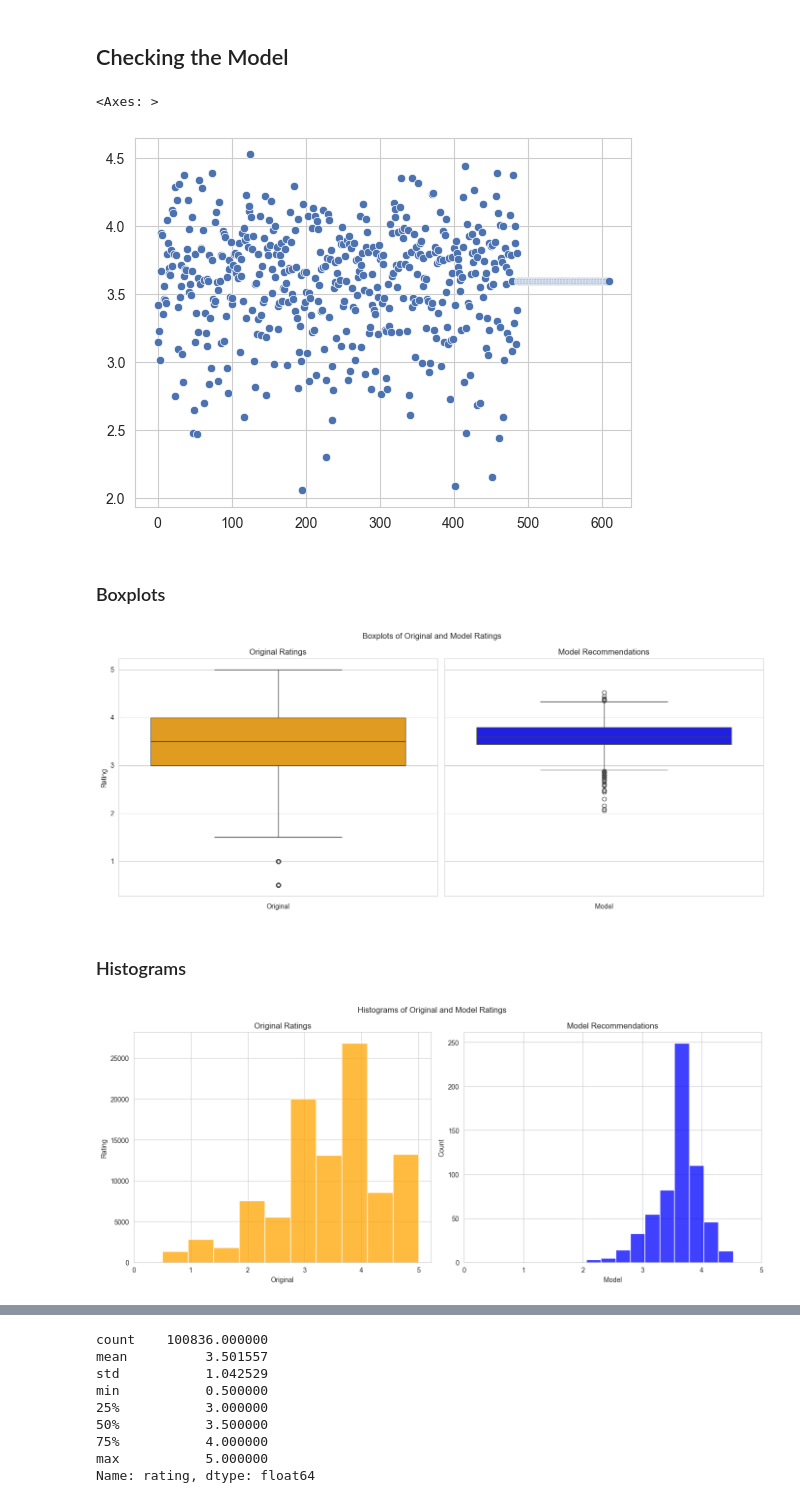
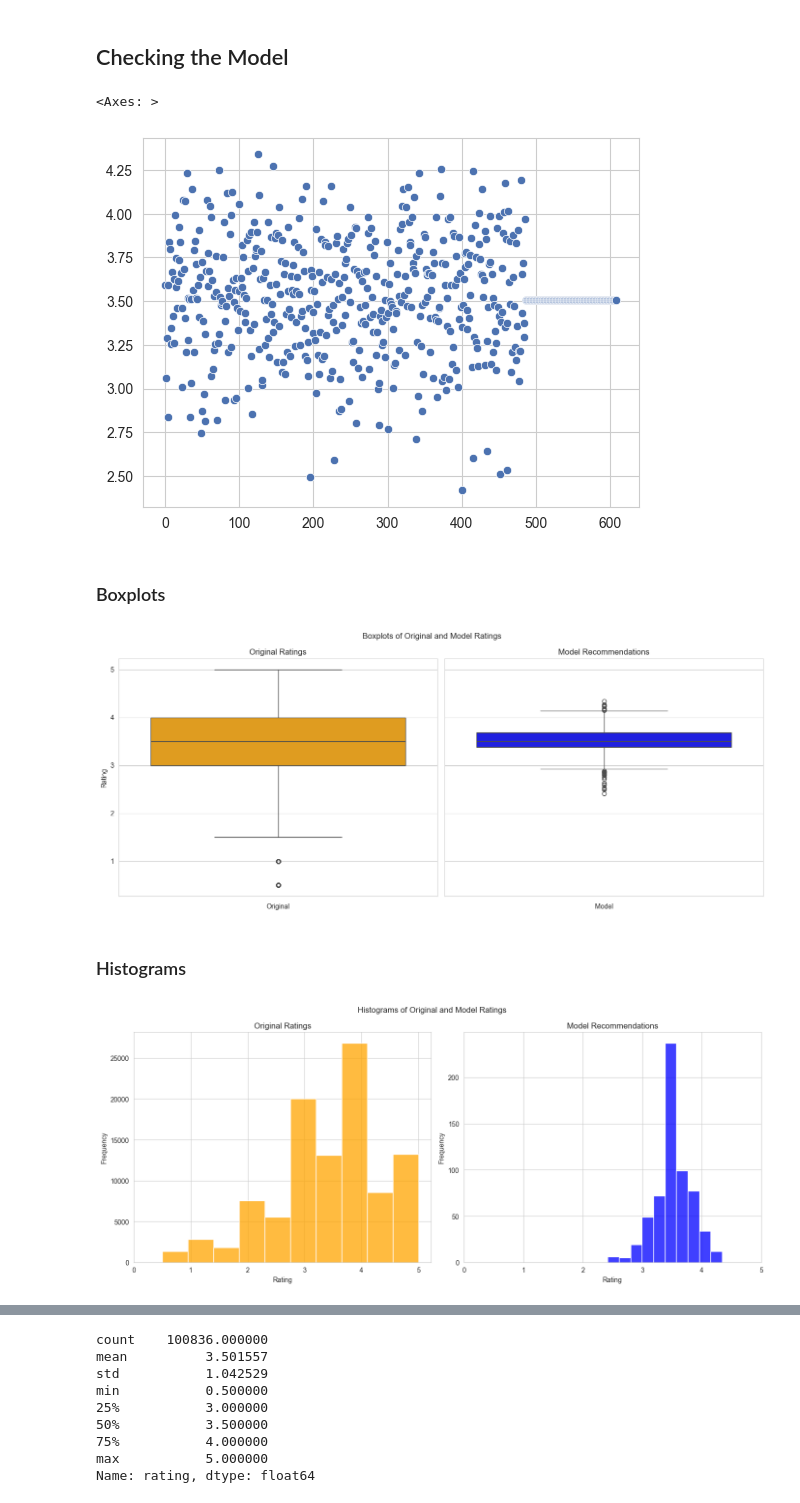
Before and after one commit to scottpitcher/Customer_RecommendationSystem, a Jupyter notebook: main.ipynb, the cells around one changed output, grey strips where cells are left out. Drawn from its saved outputs; the diff is of its cells as text; code cells hidden in the pictures.

```diff
--- a/main.ipynb
+++ b/main.ipynb
@@ -150,18 +150,18 @@ class Recommender(nn.Module):
         self.user_embedding = nn.Embedding(num_users, n_embd) # Creating an embedding for our users with the correct dimensions
         self.item_embedding = nn.Embedding(num_items, n_embd) # Embedding items
 
-        self.fc1 = nn.Linear(n_embd * 2, 256)                 # First fully connected (fc) layer
-        self.fc2 = nn.Linear(256, 128)                        # Second fc layer
-        self.fc3 = nn.Linear(128, 16)                         # Finaly fc layer, with an output of one value
+        self.fc1 = nn.Linear(n_embd * 2, 128)                 # First fully connected (fc) layer
+        self.fc2 = nn.Linear(128, 64)                        # Second fc layer
+        self.fc3 = nn.Linear(64, 16)                         # Finaly fc layer, with an output of one value
         self.fc4 = nn.Linear(16, 1)                           # Finaly fc layer, with an output of one value
 
         self.sigmoid = nn.Sigmoid()                           # Sigmoid activation function to compress the output to a value between (0,1)
 
-        self.dropout1 = nn.Dropout(0.4)                       # Dropout layer to prevent overfitting
+        self.dropout1 = nn.Dropout(0.5)                       # Dropout layer to prevent overfitting
         self.dropout2 = nn.Dropout(0.4)                       # Dropout layer to prevent overfitting
 
-        self.bn1 = nn.BatchNorm1d(256)
-        self.bn2 = nn.BatchNorm1d(128)
+        self.bn1 = nn.BatchNorm1d(128)
+        self.bn2 = nn.BatchNorm1d(64)
         self.bn3 = nn.BatchNorm1d(16)
 
 
@@ -303,7 +293,7 @@ for id in ratings.userId.unique():
 sns.scatterplot(ratings_list)
 # %% [output]
 <Axes: >
-[figure, old version]
+[figure, new version]
 # %% [markdown]
 ### Boxplots
 # %%
@@ -328,35 +318,36 @@ plt.suptitle('Boxplots of Original and Model Ratings')
 plt.tight_layout()
 plt.show()
 # %% [output]
-[figure, old version]
+[figure, new version]
 # %% [markdown]
 ### Histograms
 # %%
 # Create subplots
 fig, axes = plt.subplots(1, 2, figsize=(14, 6), sharey=False)
 xticks = [0, 1, 2, 3, 4, 5]
 
 bins = 10
 # Original Data
 sns.histplot(x=ratings['rating'], bins = bins, ax=axes[0], color='orange')
 axes[0].set_title('Original Ratings')
-axes[0].set_xlabel('Original')
-axes[0].set_ylabel('Rating')
+axes[0].set_xlabel('Rating')
+axes[0].set_ylabel('Frequency')
 axes[0].set_xticks(xticks)
 
 # Model Data
 sns.histplot(x=ratings_series, bins = bins, ax=axes[1], color='blue')
 axes[1].set_title('Model Recommendations')
-axes[1].set_xlabel('Model')
+axes[1].set_xlabel('Rating')
+axes[1].set_ylabel('Frequency')
 axes[1].set_xticks(xticks)
 
 
 # Adjust layout
 plt.suptitle('Histograms of Original and Model Ratings')
 plt.tight_layout()
 plt.show()
 # %% [output]
-[figure, old version]
+[figure, new version]
 # %%
 ratings_series = pd.Series(ratings_list)
 ratings_series.describe()
```
Also changed, not shown: parts of 5 cells of this notebook.
